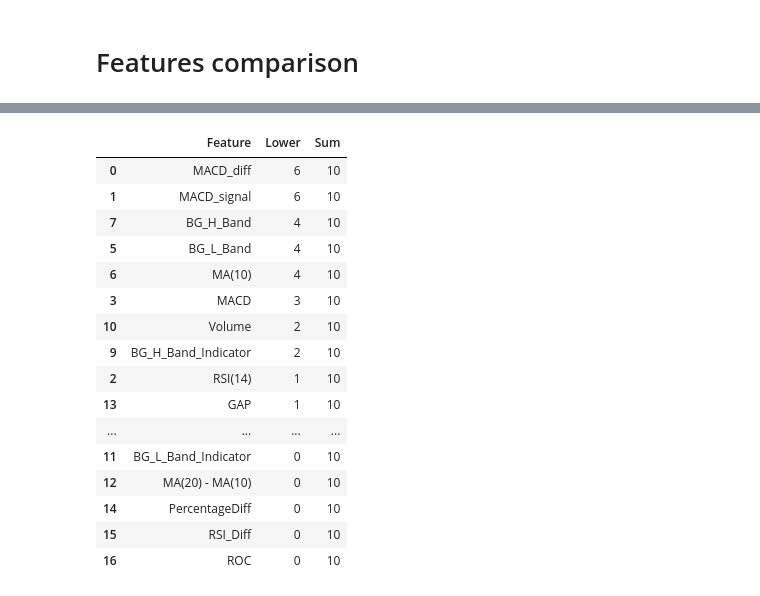
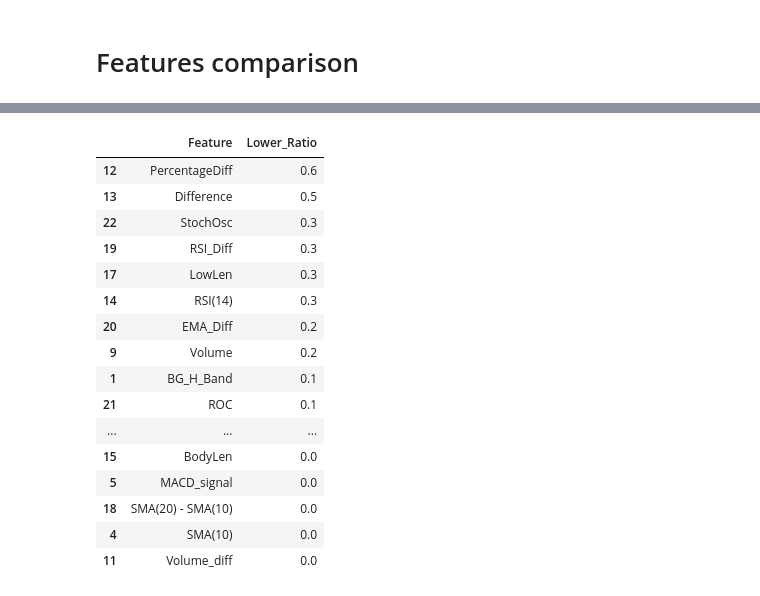
Before and after one commit to Naralas/StonksMarketPrediction, a Jupyter notebook: FeaturesComparison.ipynb, the cells around one changed output, grey strips where cells are left out. Saved outputs shown, nothing was run; the diff lists cells and outputs as text; code cells hidden in the pictures.

```diff
--- a/FeaturesComparison.ipynb
+++ b/FeaturesComparison.ipynb
@@ -92,11 +92,13 @@ plt.show()
 # %%
-df_dict = import_folder(DATA_PATH, files_pattern="*.txt", normalize_features=True)
+NORMALIZE_FEATURES = False
+
+df_dict = import_folder(DATA_PATH, files_pattern="*.txt", normalize_features=NORMALIZE_FEATURES)
 
 higher_features_dict = {k:0 for k,v in feature_p_vals.items()}
 lower_features_dict = {k:0 for k,v in feature_p_vals.items()}
 
 # for each dataset given count the times where the features was higher or lower than the threshold
-for (df, label) in df_dict:
+for (df, label) in tqdm(df_dict):
     df = df[0]
     feature_p_vals = compute_t_test_classes(df, test_feature_names, classes)
     for k,v in feature_p_vals.items():
@@ -107,24 +109,25 @@ for (df, label) in df_dict:
 # %%
 df = pd.DataFrame(list(lower_features_dict.items()), columns=['Feature','Lower'])
 # add the sum for the plot
-df['Sum'] = pd.Series(sum(val) for val in zip(higher_features_dict.values(), lower_features_dict.values()))
+df['Lower_Ratio'] = df['Lower'].apply(lambda x: float(x) / len(df_dict))
+df['Sum'] = pd.Series(1.0 for val in zip(higher_features_dict.values(), lower_features_dict.values()))
 df = df.sort_values(by='Lower', ascending=False)
-df
+df.loc[:, ['Feature', 'Lower_Ratio']]
 # %% [output]
-|  | Feature | Lower | Sum |
-| 0 | MACD_diff | 6 | 10 |
-| 1 | MACD_signal | 6 | 10 |
-| 7 | BG_H_Band | 4 | 10 |
-| 5 | BG_L_Band | 4 | 10 |
-| 6 | MA(10) | 4 | 10 |
-| 3 | MACD | 3 | 10 |
-| 10 | Volume | 2 | 10 |
-| 9 | BG_H_Band_Indicator | 2 | 10 |
-| 2 | RSI(14) | 1 | 10 |
-| 13 | GAP | 1 | 10 |
-| ... | ... | ... | ... |
-| 11 | BG_L_Band_Indicator | 0 | 10 |
-| 12 | MA(20) - MA(10) | 0 | 10 |
-| 14 | PercentageDiff | 0 | 10 |
-| 15 | RSI_Diff | 0 | 10 |
-| 16 | ROC | 0 | 10 |
+|  | Feature | Lower_Ratio |
+| 12 | PercentageDiff | 0.6 |
+| 13 | Difference | 0.5 |
+| 22 | StochOsc | 0.3 |
+| 19 | RSI_Diff | 0.3 |
+| 17 | LowLen | 0.3 |
+| 14 | RSI(14) | 0.3 |
+| 20 | EMA_Diff | 0.2 |
+| 9 | Volume | 0.2 |
+| 1 | BG_H_Band | 0.1 |
+| 21 | ROC | 0.1 |
+| ... | ... | ... |
+| 15 | BodyLen | 0.0 |
+| 5 | MACD_signal | 0.0 |
+| 18 | SMA(20) - SMA(10) | 0.0 |
+| 4 | SMA(10) | 0.0 |
+| 11 | Volume_diff | 0.0 |
```
Also changed, not shown: parts of 5 cells of this notebook, 19 other files.
